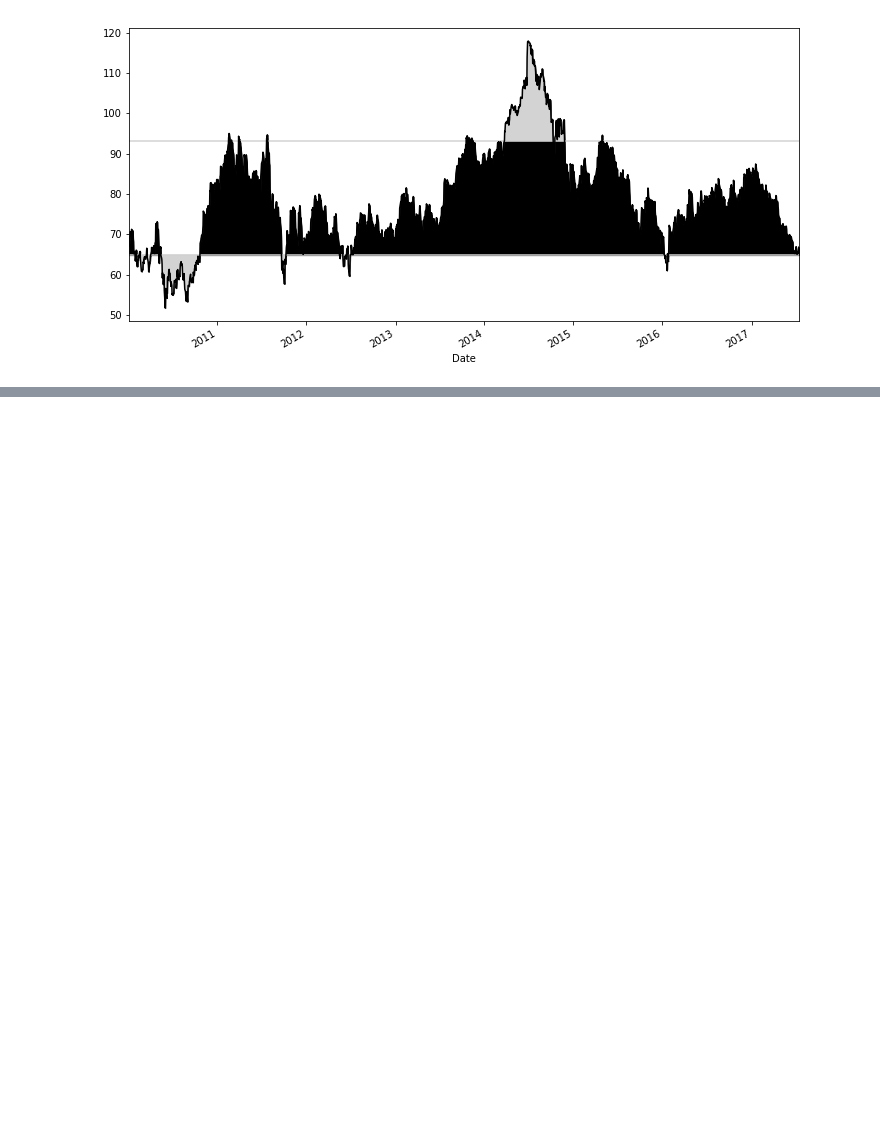
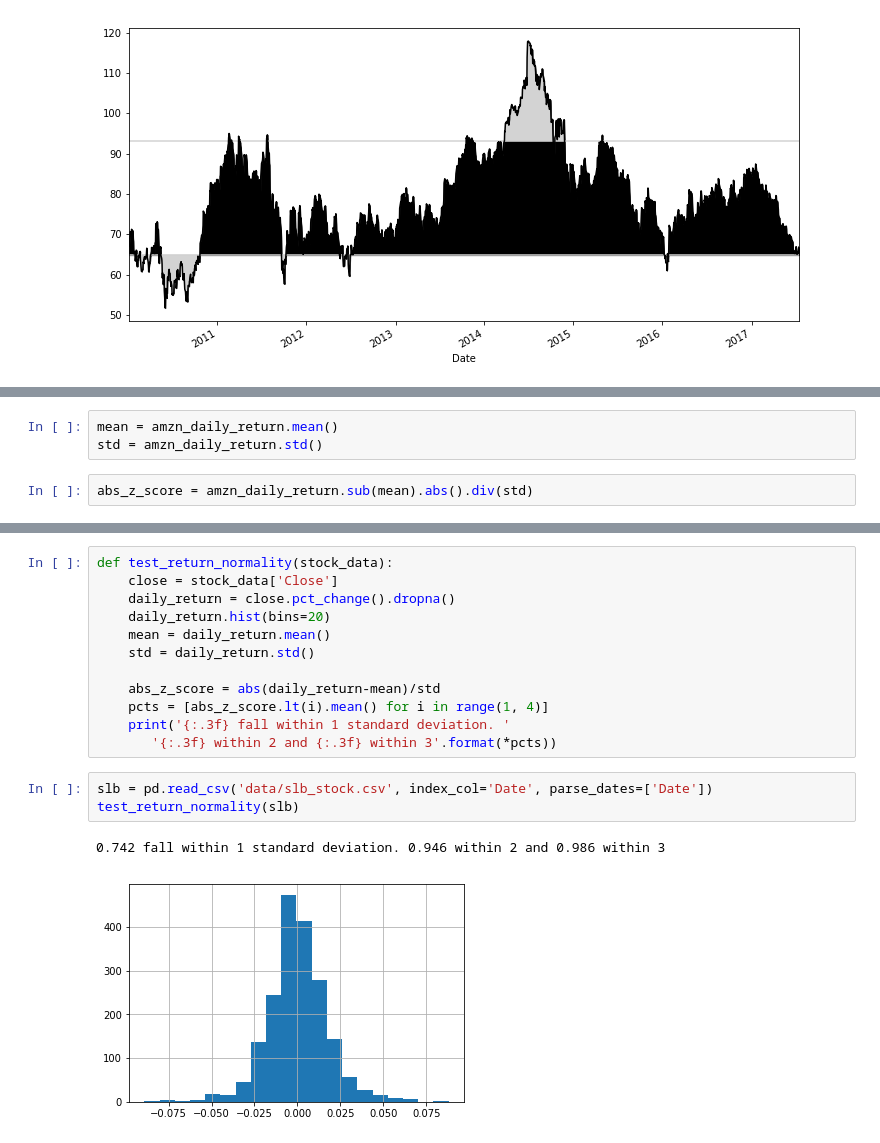
Before and after one commit to tehmeerali786/Pandas-Cookbook, a Jupyter notebook: Chapter 5 Boolean Indexing.ipynb, the cells around one changed output, grey strips where cells are left out. Cells and saved outputs as stored; diff of their text form; blank space fills up the shorter version.

```diff
--- a/Chapter 5 Boolean Indexing.ipynb
+++ b/Chapter 5 Boolean Indexing.ipynb
@@ -424,0 +527,5 @@ plt.fill_between(x=criteria.index, y1=upper_10, y2=slb_close.values, where=slb_c
+# %%
+mean = amzn_daily_return.mean()
+std = amzn_daily_return.std()
+# %%
+abs_z_score = amzn_daily_return.sub(mean).abs().div(std)
@@ -424,0 +538,18 @@ plt.fill_between(x=criteria.index, y1=upper_10, y2=slb_close.values, where=slb_c
+# %%
+def test_return_normality(stock_data):
+    close = stock_data['Close']
+    daily_return = close.pct_change().dropna()
+    daily_return.hist(bins=20)
+    mean = daily_return.mean()
+    std = daily_return.std()
+
+    abs_z_score = abs(daily_return-mean)/std
+    pcts = [abs_z_score.lt(i).mean() for i in range(1, 4)]
+    print('{:.3f} fall within 1 standard deviation. '
+       '{:.3f} within 2 and {:.3f} within 3'.format(*pcts))
+# %%
+slb = pd.read_csv('data/slb_stock.csv', index_col='Date', parse_dates=['Date'])
+test_return_normality(slb)
+# %% [output]
+0.742 fall within 1 standard deviation. 0.946 within 2 and 0.986 within 3
+[figure, added]
```
Also changed, not shown: parts of 17 cells of this notebook.
